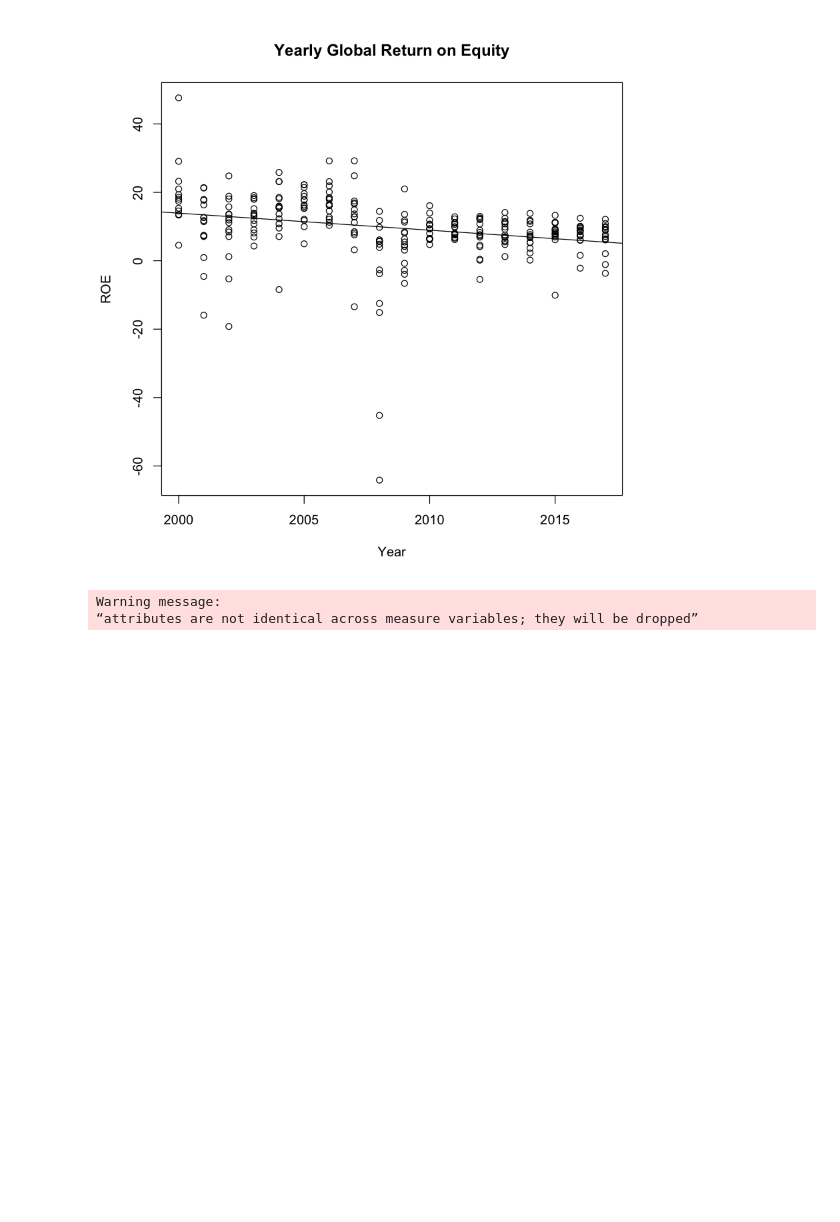
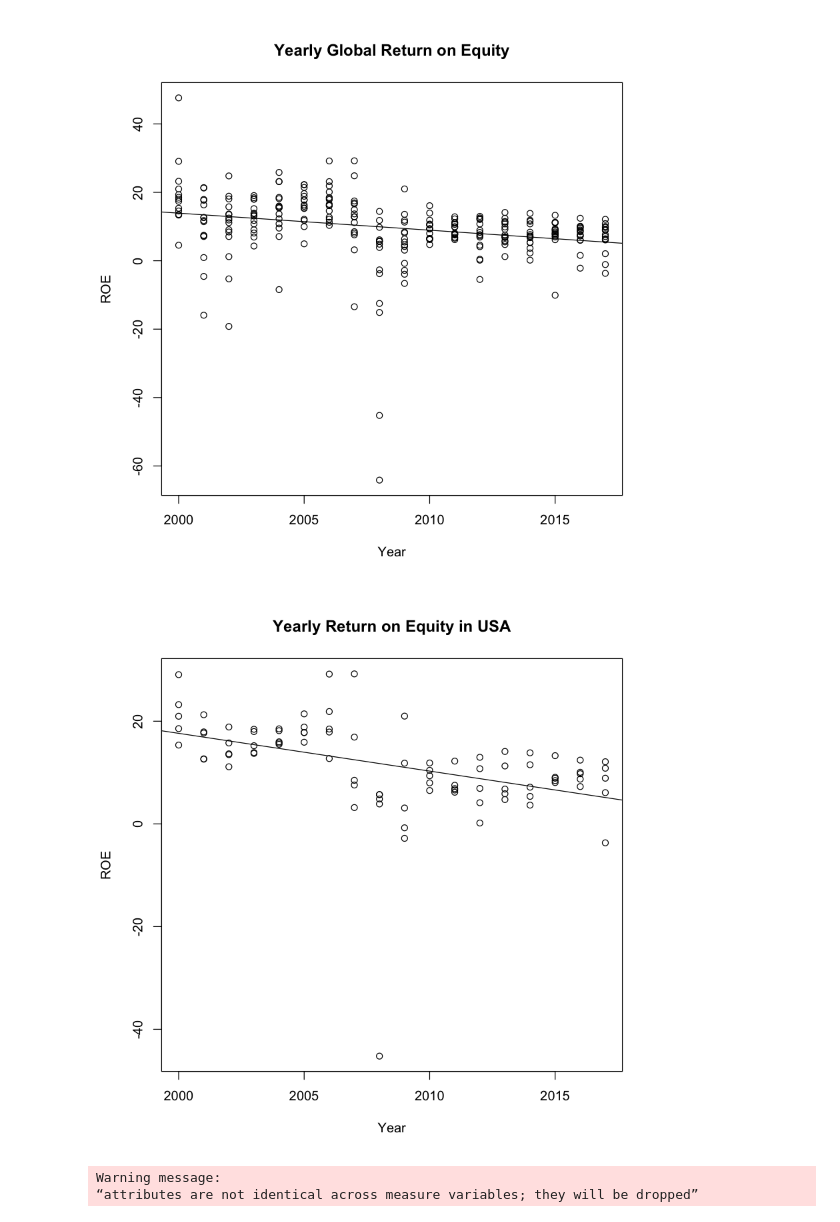
Before and after one commit to Gallster/Programming-with-R, a Jupyter notebook: Code.Programming.R.ipynb, the cells around one changed output. Saved outputs shown, nothing was run; the diff lists cells and outputs as text; code cells hidden in the pictures; blank space fills up the shorter version.

```diff
--- a/Code.Programming.R.ipynb
+++ b/Code.Programming.R.ipynb
@@ -48,3 +46,10 @@ abline(lm(value ~ year, data = banks_global_ROE))
+# %%
+# HERE we do AMERICA
+plot(america$year, america$ROE, main = "Yearly Return on Equity in USA",
+     xlab = "Year", ylab = "ROE" )
+abline(lm(ROE ~ year, data = america))
+# %% [output]
+[figure, added]
 # %%
 #Roa calculation below
 # %%
```
Also changed, not shown: parts of 1 cell of this notebook.
